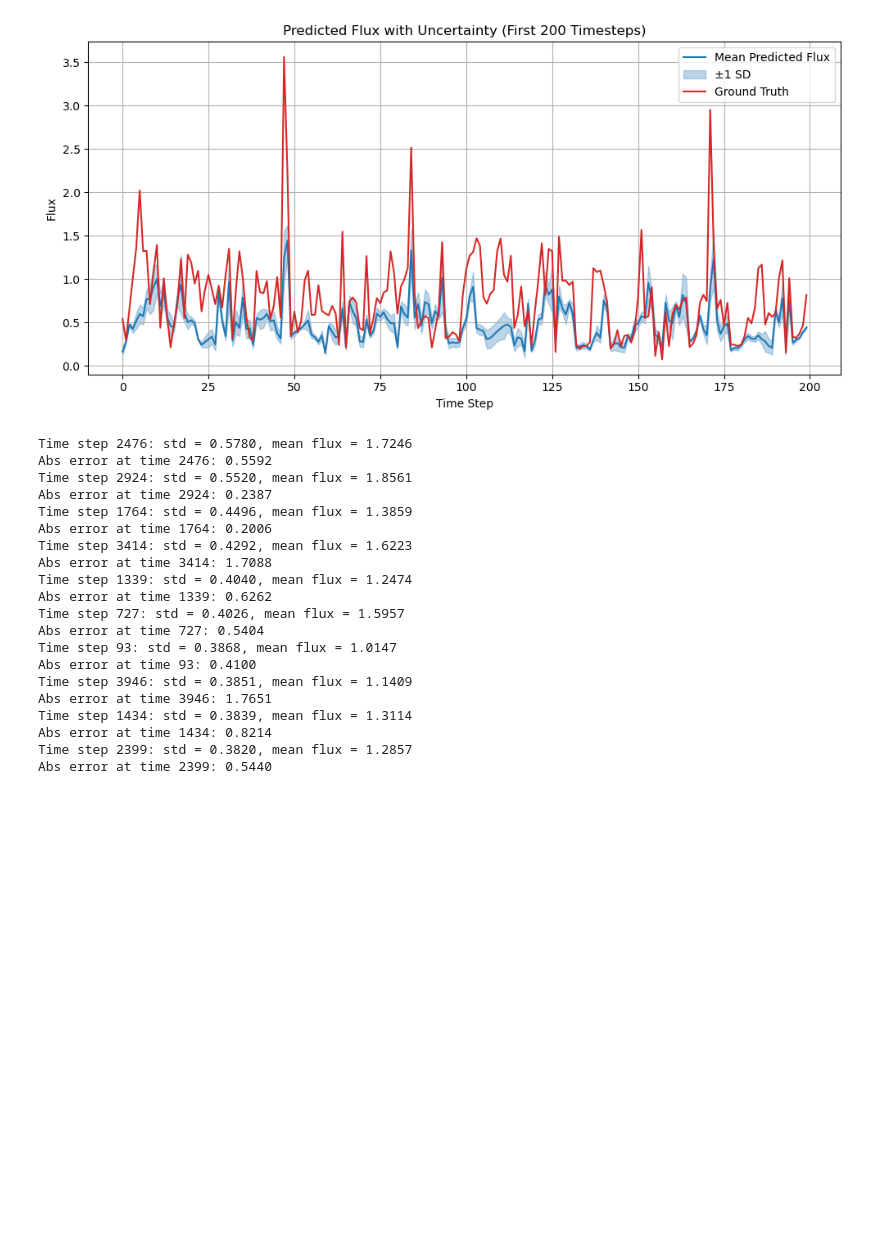
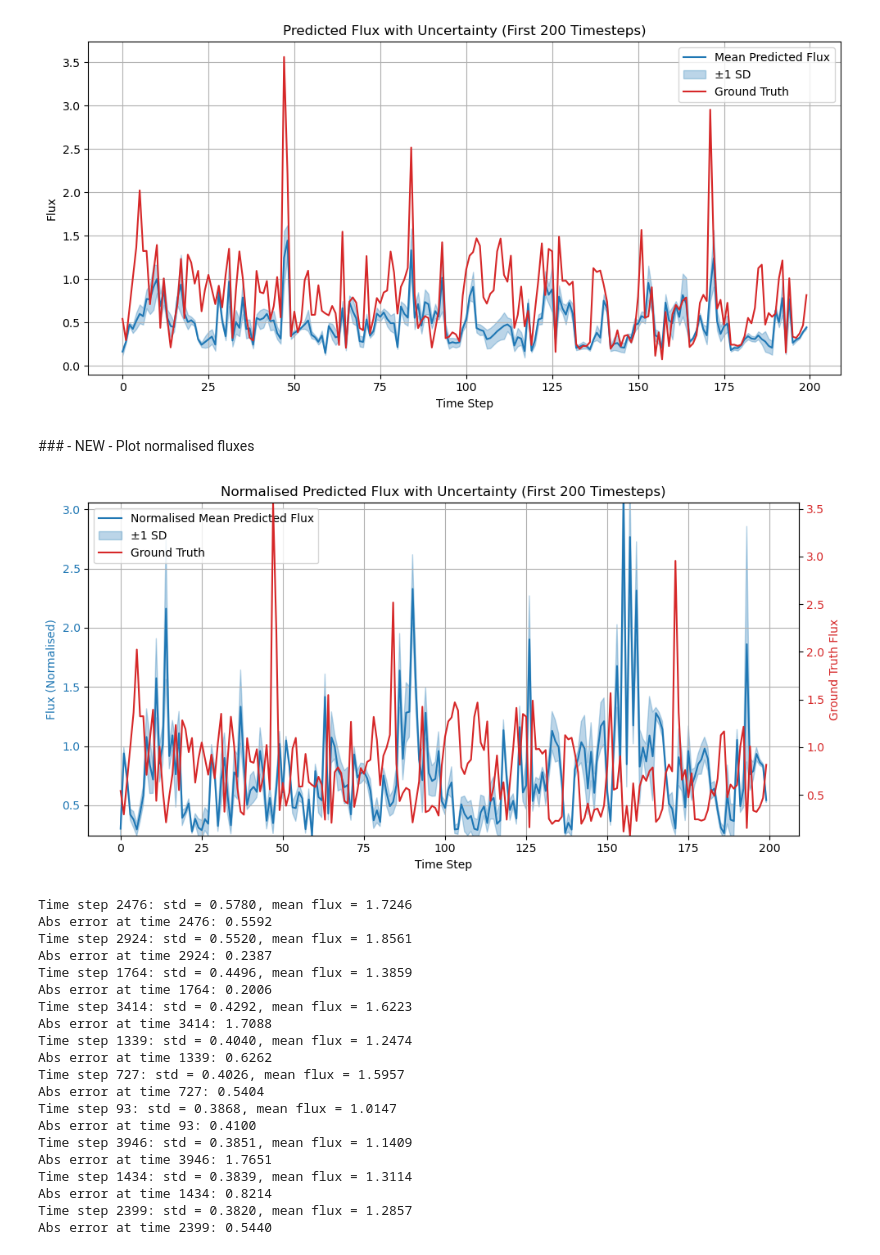
Before and after one commit to GATES-Lab/GATES_LPDM_emulator, a Jupyter notebook: notebooks/uncertainty_fluxes.ipynb, the cells around one changed output. Cells and saved outputs as stored; diff of their text form; code cells hidden in the pictures; blank space fills up the shorter version.

Commit message:
Normalise fluxes by true flux value

```diff
--- a/notebooks/uncertainty_fluxes.ipynb
+++ b/notebooks/uncertainty_fluxes.ipynb
@@ -797,6 +812,8 @@ plt.savefig(save_path("flux_timeseries_overlay.png"))
 mean_flux = np.mean(pred_fluxes, axis=0)  # shape: (time,)
 std_flux = np.std(pred_fluxes, axis=0)    # shape: (time,)
 mean_true = np.mean(true_fluxes, axis=0)  # Optional: mean ground truth across models
+normalised_mean_flux = mean_flux/mean_true # normalised to the true footprint magnitude
+normalised_std_flux = std_flux/mean_true # normalised to the true footprint magnitude
 # %%
 # Define number of time steps to plot
 n_steps = 200
@@ -805,6 +822,8 @@ n_steps = 200
 mean_flux_subset = mean_flux[:n_steps]
 std_flux_subset = std_flux[:n_steps]
 mean_true_subset = mean_true[:n_steps]
+normalised_mean_flux_subset = normalised_mean_flux[:n_steps]
+normalised_std_flux_subset = normalised_std_flux[:n_steps]
 time = np.arange(n_steps)
 
 # Plot
@@ -830,6 +849,57 @@ plt.savefig(save_path("flux_timeseries_uncertainty.png"))
 plt.show()
 # %% [output]
 [figure]
+# %% [markdown]
+### - NEW - Plot normalised fluxes
+# %%
+# Create figure and main axis
+fig, ax1 = plt.subplots(figsize=(10, 5))
+
+# Plot mean predicted flux with uncertainty band on the left y-axis
+ax1.plot(time, normalised_mean_flux_subset, label="Normalised Mean Predicted Flux", color="tab:blue")
+ax1.fill_between(time,
+                 normalised_mean_flux_subset - normalised_std_flux_subset,
+                 normalised_mean_flux_subset + normalised_std_flux_subset,
+                 alpha=0.3, color="tab:blue", label="±1 SD")
+
+ax1.set_xlabel("Time Step")
+ax1.set_ylabel("Flux (Normalised)", color="tab:blue")
+ax1.tick_params(axis='y', labelcolor="tab:blue")
+
+# Create a second y-axis on the right
+ax2 = ax1.twinx()
+
+# --- Align scales ---
+# Map the range of mean_true_subset to the left axis range
+left_min, left_max = normalised_mean_flux_subset.min(), normalised_mean_flux_subset.max()
+right_min, right_max = mean_true_subset.min(), mean_true_subset.max()
+
+# Scale ground truth so trends match left axis visually
+scaled_ground_truth = ((mean_true_subset - right_min) / (right_max - right_min)) * (left_max - left_min) + left_min
+
+# Plot the scaled version on the same visual scale
+ax2.plot(time, mean_true_subset, label="Ground Truth", color="tab:red")
+ax2.set_ylabel("Ground Truth Flux", color="tab:red")
+ax2.tick_params(axis='y', labelcolor="tab:red")
+
+# Adjust right y-axis limits to match left axis visually
+ax2.set_ylim(right_min, right_max)
+ax1.set_ylim(left_min, left_max)
+
+# Title and grid
+plt.title(f"Normalised Predicted Flux with Uncertainty (First {n_steps} Timesteps)")
+ax1.grid(True)
+
+# Combine legends
+lines1, labels1 = ax1.get_legend_handles_labels()
+lines2, labels2 = ax2.get_legend_handles_labels()
+ax1.legend(lines1 + lines2, labels1 + labels2, loc="upper left")
+
+plt.tight_layout()
+plt.savefig(save_path("normalised_flux_timeseries_uncertainty.png"))
+plt.show()
+# %% [output]
+[figure, added]
 # %%
 ## Now find the 20 time steps with the largest uncertainty, and the lowest
 # %%
```
Also changed, not shown: parts of 12 cells of this notebook.
